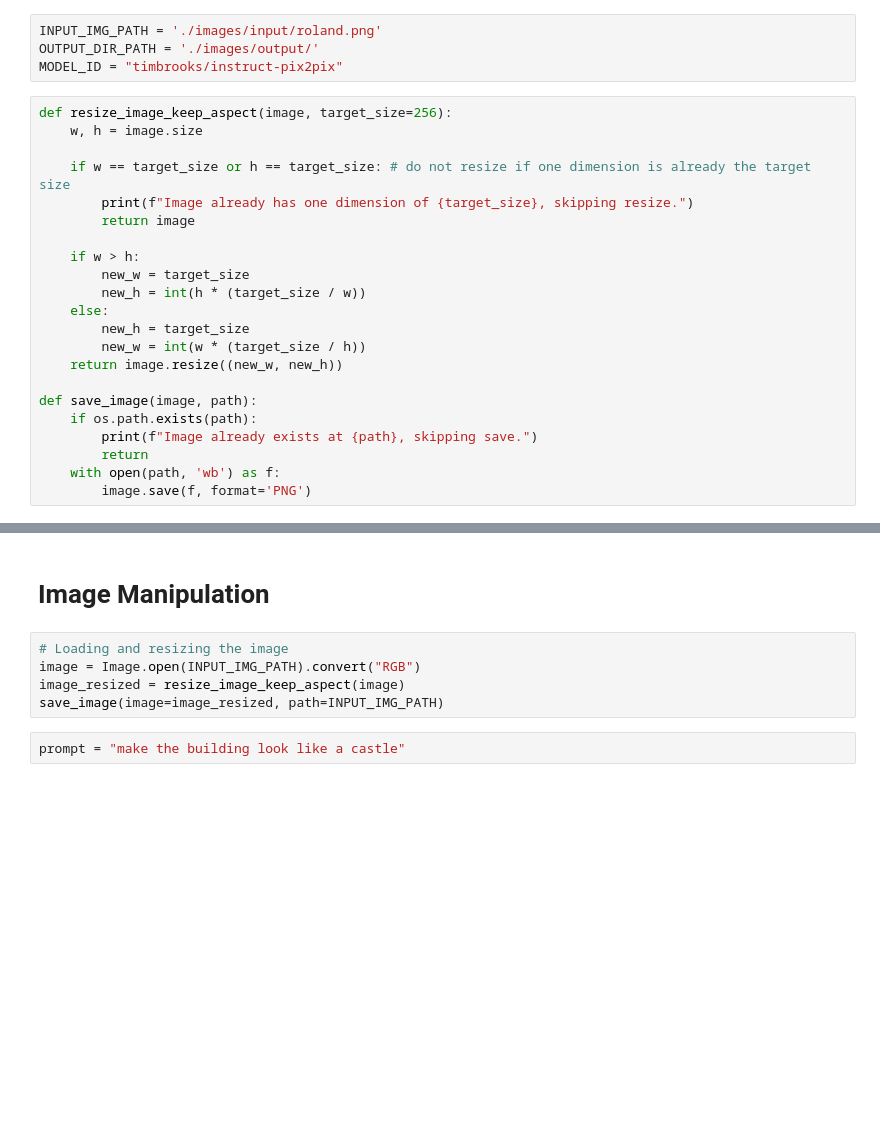
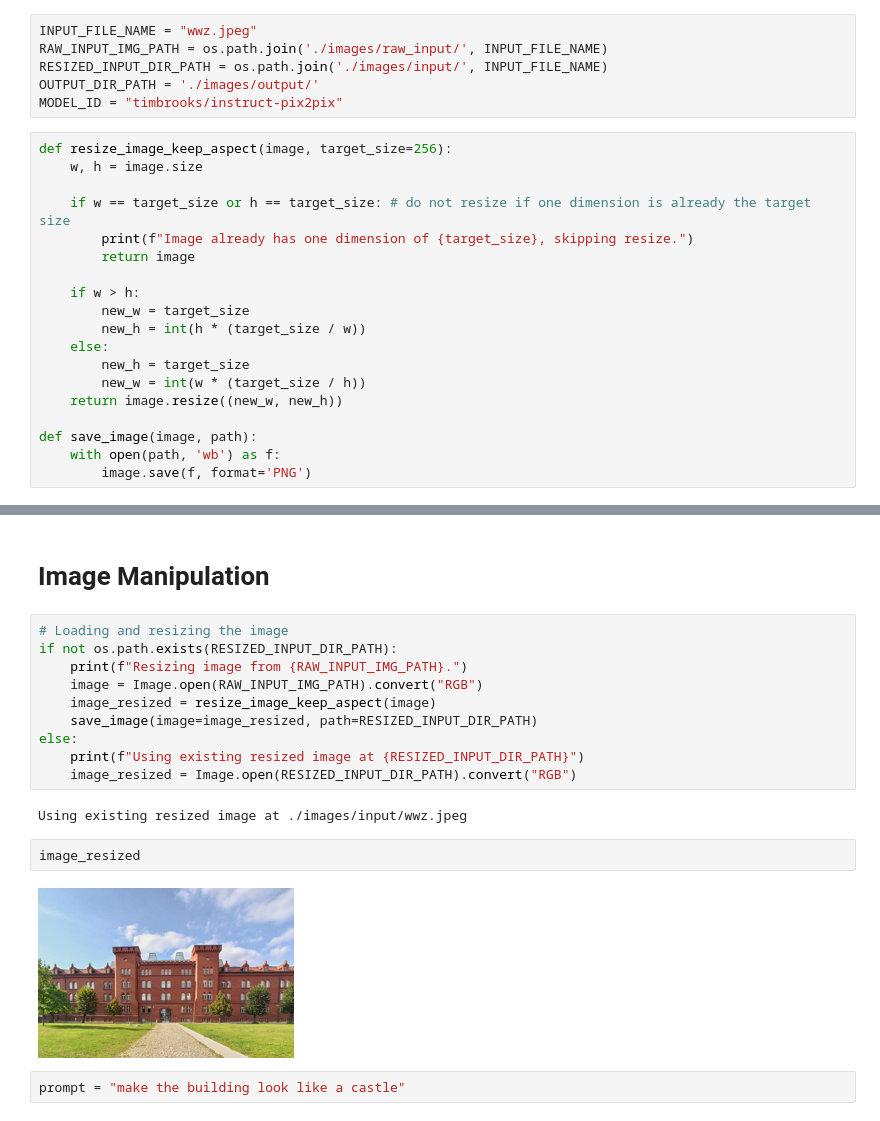
Before and after one commit to arneallwardt/smart_graphics_submission_2, a Jupyter notebook: task_3/instruct_pix2pix.ipynb, the cells around one changed output, grey strips where cells are left out. Cells and saved outputs as stored; diff of their text form; blank space fills up the shorter version.

```diff
--- a/task_3/instruct_pix2pix.ipynb
+++ b/task_3/instruct_pix2pix.ipynb
@@ -4,7 +6,9 @@ from PIL import Image
 import torch
 from diffusers import StableDiffusionInstructPix2PixPipeline, EulerAncestralDiscreteScheduler
 # %%
-INPUT_IMG_PATH = './images/input/roland.png'
+INPUT_FILE_NAME = "wwz.jpeg"
+RAW_INPUT_IMG_PATH = os.path.join('./images/raw_input/', INPUT_FILE_NAME)
+RESIZED_INPUT_DIR_PATH = os.path.join('./images/input/', INPUT_FILE_NAME)
 OUTPUT_DIR_PATH = './images/output/'
 MODEL_ID = "timbrooks/instruct-pix2pix"
 # %%
@@ -24,9 +28,6 @@ def resize_image_keep_aspect(image, target_size=256):
     return image.resize((new_w, new_h))
 
 def save_image(image, path):
-    if os.path.exists(path):
-        print(f"Image already exists at {path}, skipping save.")
-        return
     with open(path, 'wb') as f:
         image.save(f, format='PNG')
 # %%
@@ -37,9 +38,20 @@ pipe.scheduler = EulerAncestralDiscreteScheduler.from_config(pipe.scheduler.conf
 # Image Manipulation
 # %%
 # Loading and resizing the image
-image = Image.open(INPUT_IMG_PATH).convert("RGB")
-image_resized = resize_image_keep_aspect(image)
-save_image(image=image_resized, path=INPUT_IMG_PATH)
+if not os.path.exists(RESIZED_INPUT_DIR_PATH):
+    print(f"Resizing image from {RAW_INPUT_IMG_PATH}.")
+    image = Image.open(RAW_INPUT_IMG_PATH).convert("RGB")
+    image_resized = resize_image_keep_aspect(image)
+    save_image(image=image_resized, path=RESIZED_INPUT_DIR_PATH)
+else:
+    print(f"Using existing resized image at {RESIZED_INPUT_DIR_PATH}")
+    image_resized = Image.open(RESIZED_INPUT_DIR_PATH).convert("RGB")
+# %% [output]
+Using existing resized image at ./images/input/wwz.jpeg
+# %%
+image_resized
+# %% [output]
+[figure, added]
 # %%
 prompt = "make the building look like a castle"
 # %%
```
Also changed, not shown: parts of 4 cells of this notebook, 3 other files.
